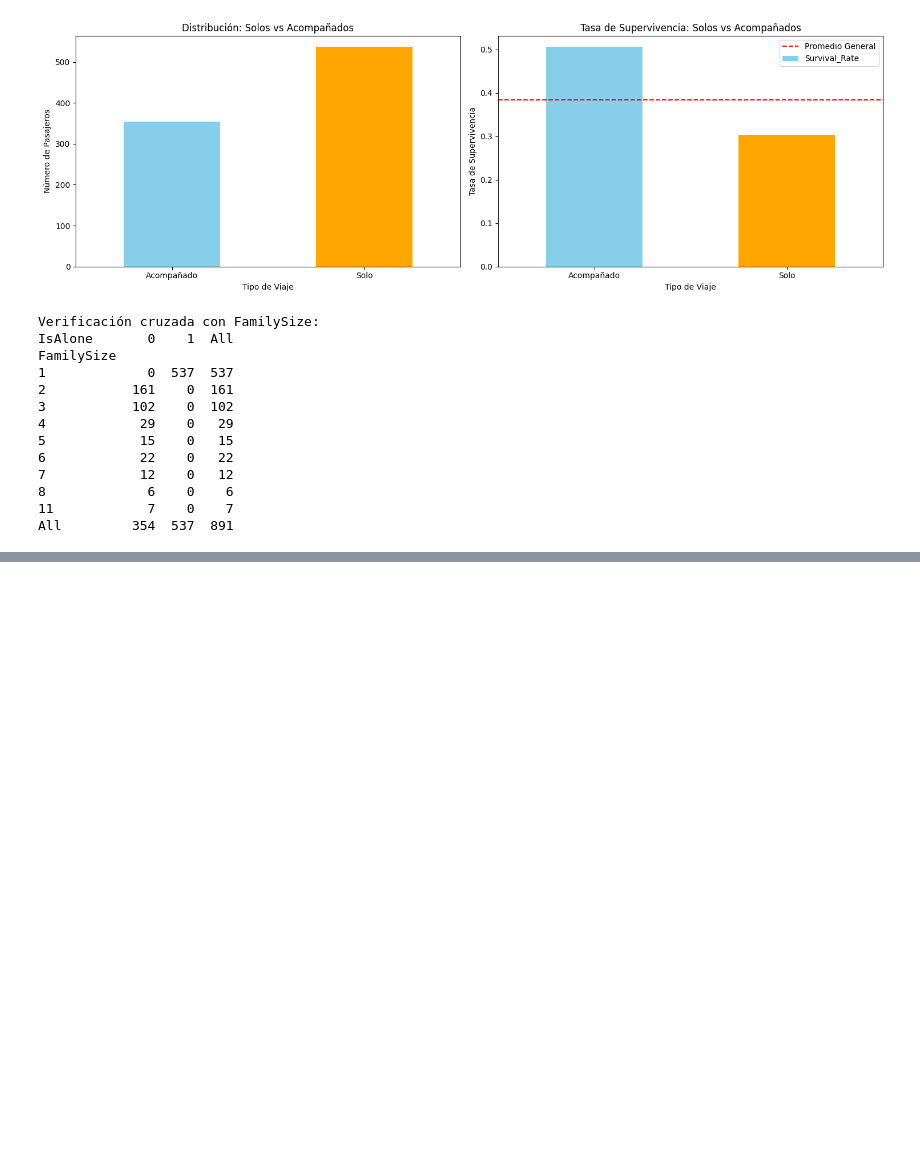
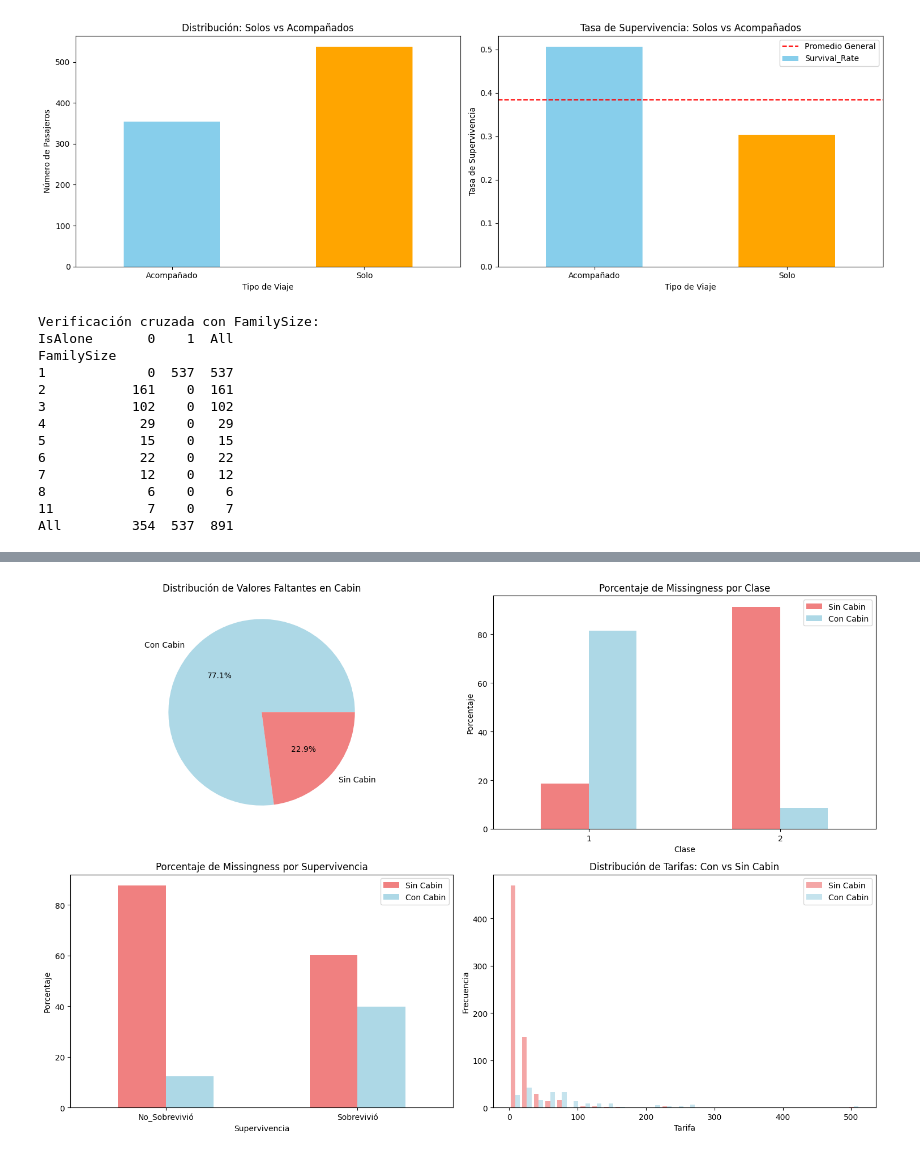
Before and after one commit to santiagosauma/ConcentracionAI, a Jupyter notebook: Entrega2/notebooks/02_feature_engineering.ipynb, the cells around one changed output, grey strips where cells are left out. Cells and saved outputs as stored; diff of their text form; code cells hidden in the pictures; blank space fills up the shorter version.

```diff
--- a/Entrega2/notebooks/02_feature_engineering.ipynb
+++ b/Entrega2/notebooks/02_feature_engineering.ipynb
@@ -254,0 +468,98 @@ All         354  537  891
+# %%
+##### Análisis de valores faltantes para features de Cabin
+
+# Primero, vamos a examinar la variable Cabin original
+print("=== ANÁLISIS DE VALORES FALTANTES: CABIN ===")
+print(f"Total de registros: {len(df)}")
+print(f"Valores faltantes en Cabin: {df['Cabin'].isna().sum()} ({(df['Cabin'].isna().sum()/len(df))*100:.1f}%)")
+print(f"Valores presentes en Cabin: {df['Cabin'].notna().sum()} ({(df['Cabin'].notna().sum()/len(df))*100:.1f}%)")
+
+# Mostrar algunos ejemplos de cabinas
+print(f"\nEjemplos de valores de Cabin presentes:")
+cabin_examples = df[df['Cabin'].notna()]['Cabin'].head(10).tolist()
+print(cabin_examples)
+
+# Análisis por clase para entender el patrón de missingness
+print(f"\nAnálisis de missingness por clase:")
+cabin_by_class = pd.crosstab(df['Pclass'], df['Cabin'].notna(), margins=True)
+cabin_by_class.columns = ['Sin_Cabin', 'Con_Cabin', 'Total']
+cabin_by_class_pct = pd.crosstab(df['Pclass'], df['Cabin'].notna(), normalize='index').round(3) * 100
+cabin_by_class_pct.columns = ['Sin_Cabin_%', 'Con_Cabin_%']
+
+print("Conteos absolutos:")
+print(cabin_by_class)
+print("\nPorcentajes por clase:")
+print(cabin_by_class_pct)
+
+# Análisis por supervivencia
+if 'Survived' in df.columns:
+    print(f"\nAnálisis de missingness por supervivencia:")
+    cabin_by_survival = pd.crosstab(df['Survived'], df['Cabin'].notna(), margins=True)
+    cabin_by_survival.columns = ['Sin_Cabin', 'Con_Cabin', 'Total']
+    cabin_by_survival.index = ['No_Sobrevivió', 'Sobrevivió', 'Total']
+
+    cabin_by_survival_pct = pd.crosstab(df['Survived'], df['Cabin'].notna(), normalize='index').round(3) * 100
+    cabin_by_survival_pct.columns = ['Sin_Cabin_%', 'Con_Cabin_%']
+    cabin_by_survival_pct.index = ['No_Sobrevivió', 'Sobrevivió']
+
+    print("Conteos absolutos:")
+    print(cabin_by_survival)
+    print("\nPorcentajes por supervivencia:")
+    print(cabin_by_survival_pct)
+
+# Visualización
+fig, ((ax1, ax2), (ax3, ax4)) = plt.subplots(2, 2, figsize=(15, 10))
+
+# Distribución general de missingness
+cabin_missing = df['Cabin'].isna().value_counts()
+cabin_missing.index = ['Con Cabin', 'Sin Cabin']
+cabin_missing.plot(kind='pie', ax=ax1, autopct='%1.1f%%', colors=['lightblue', 'lightcoral'])
+ax1.set_title('Distribución de Valores Faltantes en Cabin')
+ax1.set_ylabel('')
+
+# Missingness por clase
+cabin_by_class_pct[['Sin_Cabin_%', 'Con_Cabin_%']].iloc[:-1].plot(kind='bar', ax=ax2, color=['lightcoral', 'lightblue'])
+ax2.set_title('Porcentaje de Missingness por Clase')
+ax2.set_xlabel('Clase')
+ax2.set_ylabel('Porcentaje')
+ax2.legend(['Sin Cabin', 'Con Cabin'])
+ax2.tick_params(axis='x', rotation=0)
+
+# Missingness por supervivencia
+if 'Survived' in df.columns:
+    cabin_by_survival_pct.plot(kind='bar', ax=ax3, color=['lightcoral', 'lightblue'])
+    ax3.set_title('Porcentaje de Missingness por Supervivencia')
+    ax3.set_xlabel('Supervivencia')
+    ax3.set_ylabel('Porcentaje')
+    ax3.legend(['Sin Cabin', 'Con Cabin'])
+    ax3.tick_params(axis='x', rotation=0)
+
+# Distribución de tarifas: con vs sin cabin
+df_with_cabin = df[df['Cabin'].notna()]['Fare'].dropna()
+df_without_cabin = df[df['Cabin'].isna()]['Fare'].dropna()
+
+ax4.hist([df_without_cabin, df_with_cabin], bins=30, alpha=0.7,
+         label=['Sin Cabin', 'Con Cabin'], color=['lightcoral', 'lightblue'])
+ax4.set_title('Distribución de Tarifas: Con vs Sin Cabin')
+ax4.set_xlabel('Tarifa')
+ax4.set_ylabel('Frecuencia')
+ax4.legend()
+
+plt.tight_layout()
+plt.show()
+
+# Estadísticas descriptivas de tarifa por presencia de cabin
+print(f"\nEstadísticas de tarifa por presencia de cabin:")
+fare_stats_cabin = df.groupby(df['Cabin'].notna())['Fare'].describe().round(2)
+fare_stats_cabin.index = ['Sin_Cabin', 'Con_Cabin']
+print(fare_stats_cabin)
+
+# Test estadístico para diferencia de tarifas
+from scipy import stats
+if len(df_with_cabin) > 0 and len(df_without_cabin) > 0:
+    statistic, p_value = stats.mannwhitneyu(df_with_cabin, df_without_cabin, alternative='two-sided')
+    print(f"\nTest Mann-Whitney U para diferencia de tarifas:")
+    print(f"Estadístico: {statistic:.2f}")
+    print(f"P-valor: {p_value:.6f}")
+    print(f"Conclusión: {'Diferencia significativa' if p_value < 0.05 else 'No hay diferencia significativa'} (α=0.05)")
+# %% [output]
@@ -254,0 +583 @@ All         354  537  891
+[figure, added]
```
Also changed, not shown: parts of 5 cells of this notebook.
